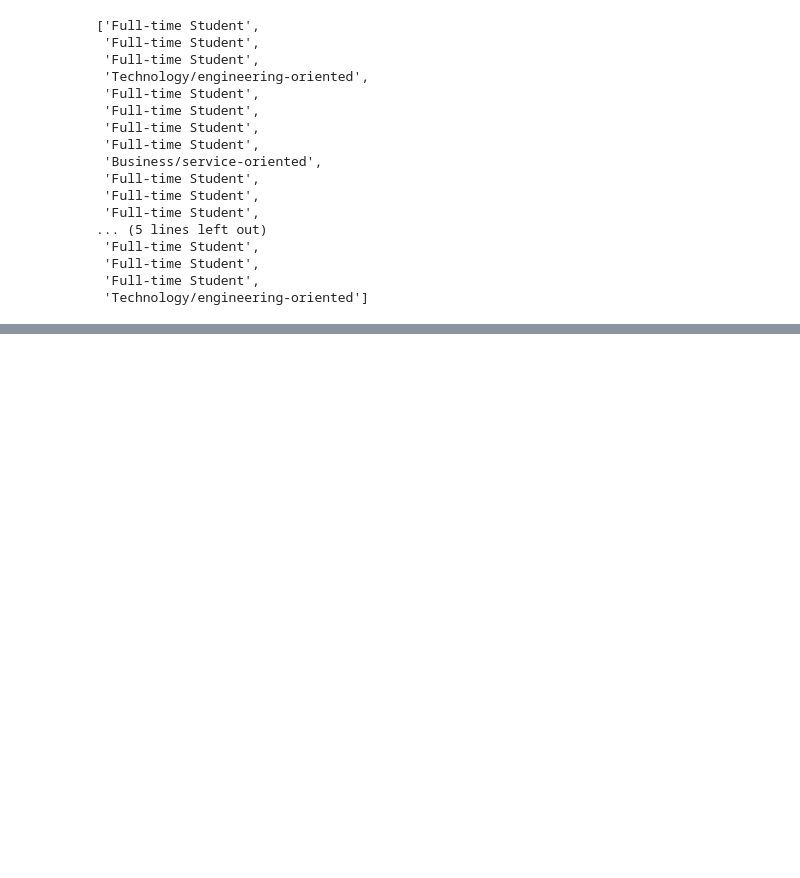
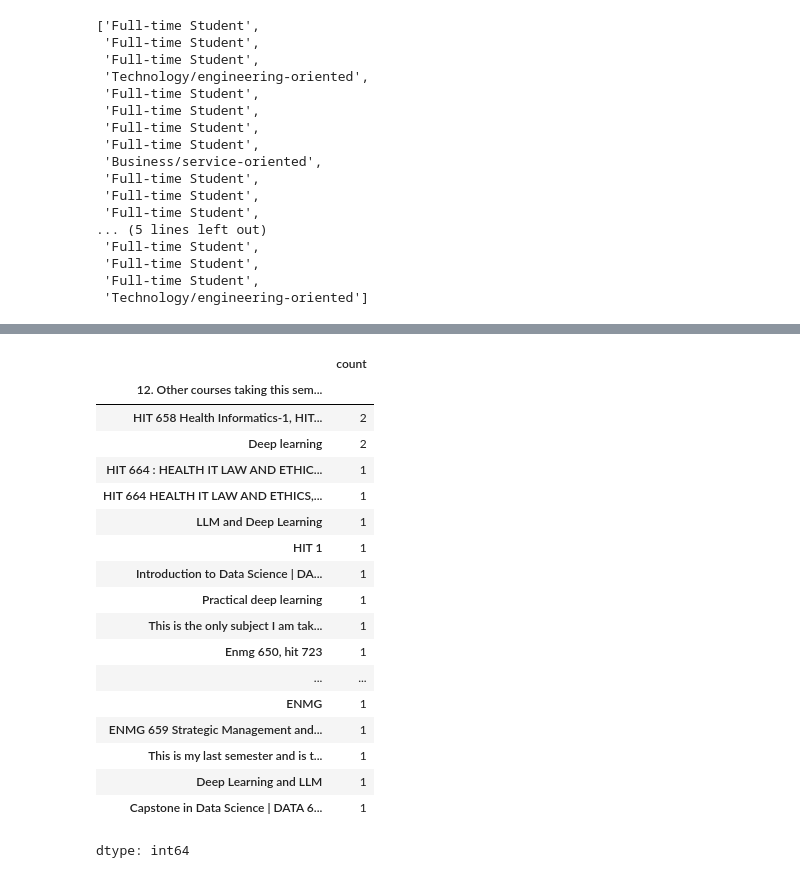
Before and after one commit to abhiram172/umbc_data690_fall2024_1, a Jupyter notebook: Assignment/Assignment_2.ipynb, the cells around one changed output, grey strips where cells are left out. Cells and saved outputs as stored; diff of their text form; code cells hidden in the pictures; blank space fills up the shorter version.

```diff
--- a/Assignment/Assignment_2.ipynb
+++ b/Assignment/Assignment_2.ipynb
@@ -7,5 +7,8 @@ Session 02
 # %%
 import pandas as pd
+import plotly.express as px
+
+pd.set_option("display.max_colwidth", None)
 
 DATA_URL = "https://raw.githubusercontent.com/wcj365/python-stats-dataviz/master/fall2024/survey/UMBC%20DATA%20690%20FALL%202024%20DR%20WANG%20Student%20Survey.csv"
 # %% [markdown]
@@ -252,0 +352,22 @@ Business/service-oriented: 2
+# %%
+df["12. Other courses taking this semester"].value_counts()
+# %% [output]
+|  | count |
+| 12. Other courses taking this sem... |  |
+| HIT 658 Health Informatics-1, HIT... | 2 |
+| Deep learning | 2 |
+| HIT 664 : HEALTH IT LAW AND ETHIC... | 1 |
+| HIT 664 HEALTH IT LAW AND ETHICS,... | 1 |
+| LLM and Deep Learning | 1 |
+| HIT 1 | 1 |
+| Introduction to Data Science | DA... | 1 |
+| Practical deep learning | 1 |
+| This is the only subject I am tak... | 1 |
+| Enmg 650, hit 723 | 1 |
+| ... | ... |
+| ENMG | 1 |
+| ENMG 659 Strategic Management and... | 1 |
+| This is my last semester and is t... | 1 |
+| Deep Learning and LLM | 1 |
+| Capstone in Data Science | DATA 6... | 1 |
+dtype: int64
```
Also changed, not shown: parts of 24 cells of this notebook.
